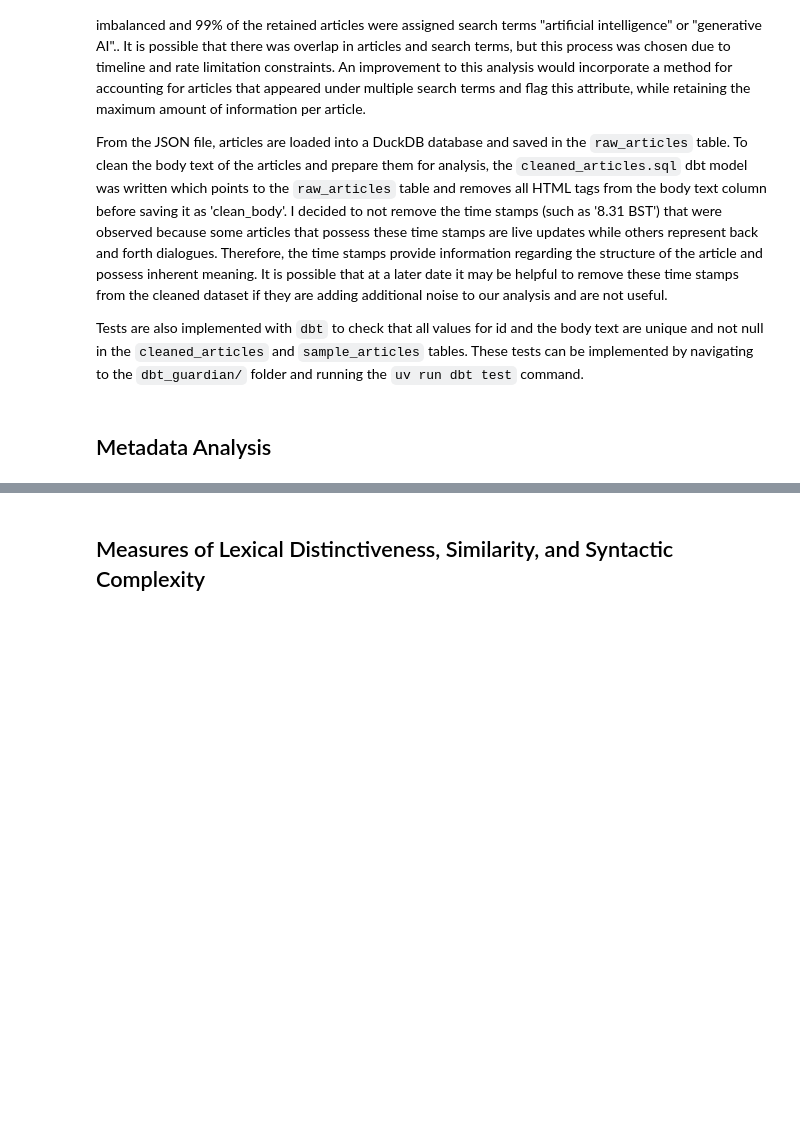
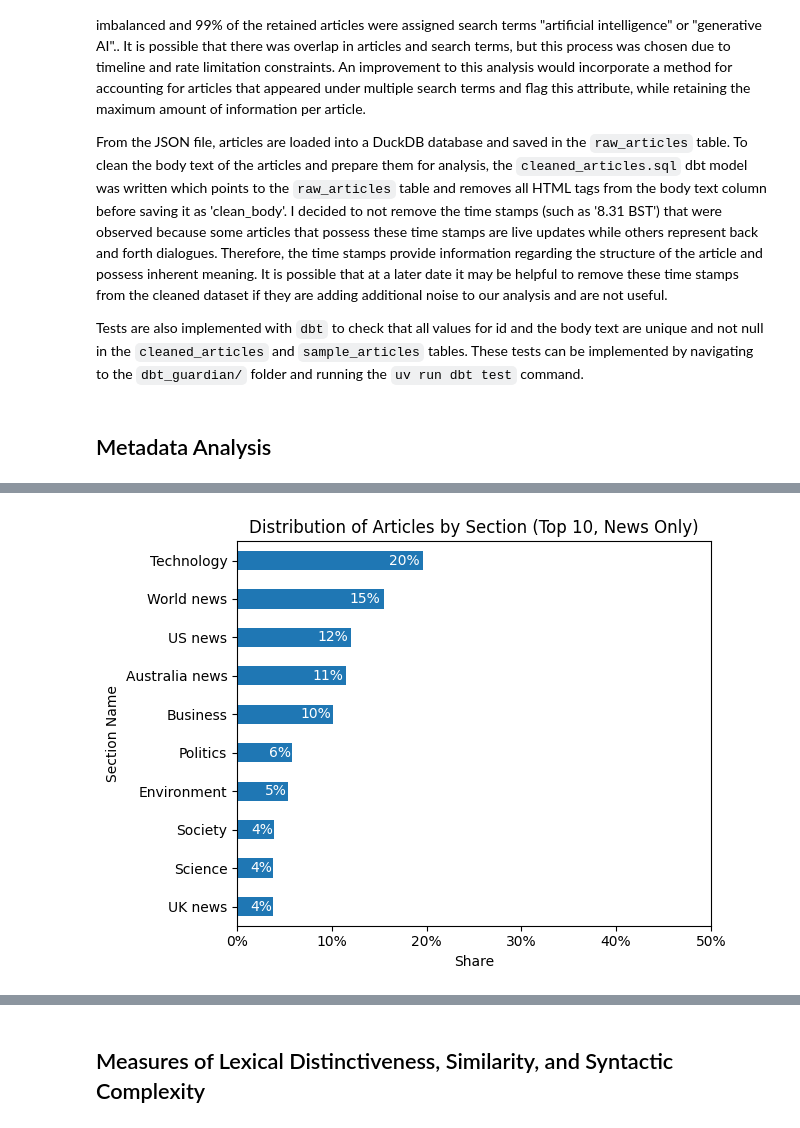
Before and after one commit to PeterdeGuzman/RAGuardianNews, a Jupyter notebook: reports/DataExploration.ipynb, the cells around one changed output, grey strips where cells are left out. Cells and saved outputs as stored; diff of their text form; code cells hidden in the pictures; blank space fills up the shorter version.

```diff
--- a/reports/DataExploration.ipynb
+++ b/reports/DataExploration.ipynb
@@ -79,0 +230,39 @@ The columns present in the cleaned table include: ['id', 'type', 'sectionId', 's
+# %%
+# Filter to News only
+df_news = df[df["pillarName"] == "News"]
+
+# Calculate shares (top 10 sections within News)
+shares = (
+    df_news["sectionName"]
+    .value_counts(normalize=True, dropna=True)
+    .head(10)
+    .sort_values()
+)
+
+plt.figure()
+ax = shares.plot(kind="barh")
+
+plt.xlabel("Share")
+plt.ylabel("Section Name")
+plt.title("Distribution of Articles by Section (Top 10, News Only)")
+
+# Data labels
+for i, v in enumerate(shares):
+    ax.text(
+        v * 0.98,
+        i,
+        f"{v:.0%}",
+        va="center",
+        ha="right",
+        color="white",
+    )
+
+plt.tight_layout()
+
+# Format axis as percent and set limits
+ax.xaxis.set_major_formatter(mtick.PercentFormatter(xmax=1))
+ax.set_xlim(0, 0.5)
+
+plt.show()
+# %% [output]
+[figure, added]
```
Also changed, not shown: parts of 28 cells of this notebook, 2 other files.
